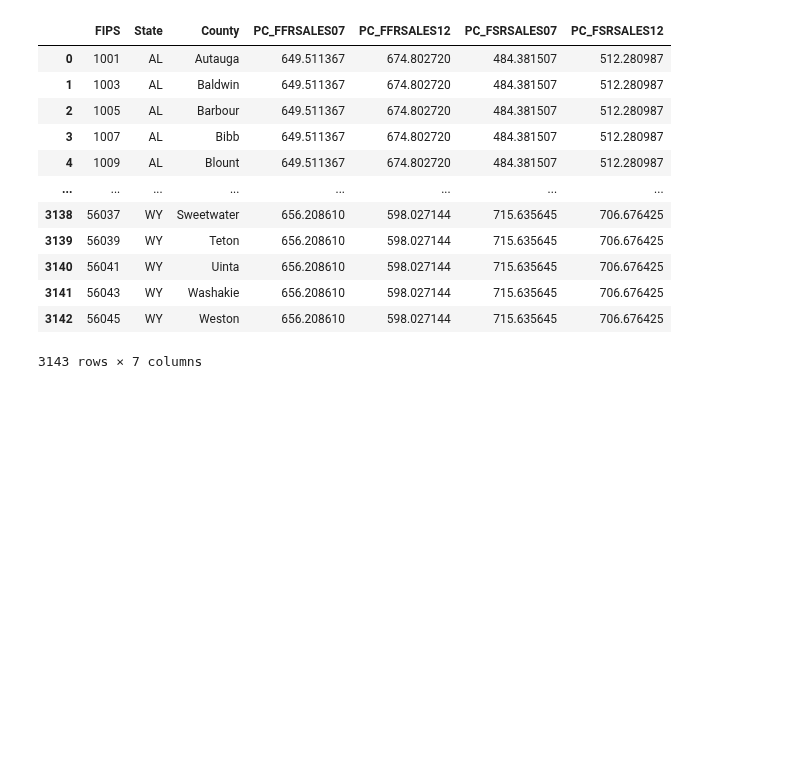
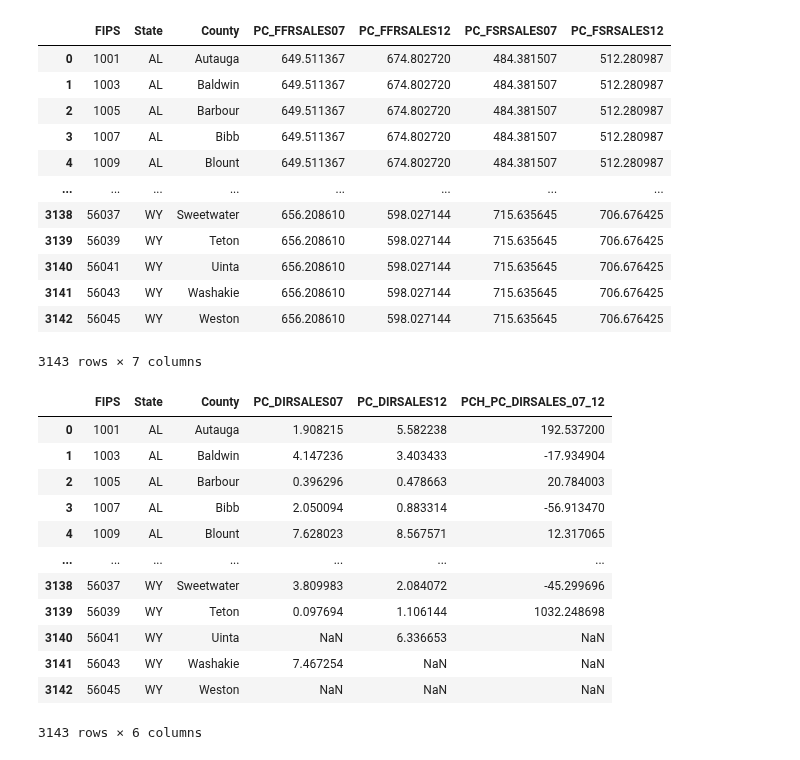
Before and after one commit to Chahnaz-Kbaisi/diet-habits-disease-us, a Jupyter notebook: ETL/Web_Scrape_ETL.ipynb, the cells around one changed output. Drawn from its saved outputs; the diff is of its cells as text; code cells hidden in the pictures; blank space fills up the shorter version.

Commit message:
Logic to read data from LOCAL worksheet

```diff
--- a/ETL/Web_Scrape_ETL.ipynb
+++ b/ETL/Web_Scrape_ETL.ipynb
@@ -824,3 +824,29 @@ restaurant_df
 | 3141 | 56043 | WY | Washakie | 656.208610 | 598.027144 | 715.635645 | 706.676425 |
 | 3142 | 56045 | WY | Weston | 656.208610 | 598.027144 | 715.635645 | 706.676425 |
 3143 rows × 7 columns
+# %%
+# Read data from LOCAL worksheet
+local_df = pd.read_excel(xls_file_path,
+                         sheet_name="LOCAL",
+                         skiprows=[3144],
+                         usecols=["FIPS",
+                                  "State",
+                                  "County",
+                                  "PC_DIRSALES07",
+                                  "PC_DIRSALES12",
+                                  "PCH_PC_DIRSALES_07_12"])
+local_df
+# %% [output]
+|  | FIPS | State | County | PC_DIRSALES07 | PC_DIRSALES12 | PCH_PC_DIRSALES_07_12 |
+| 0 | 1001 | AL | Autauga | 1.908215 | 5.582238 | 192.537200 |
+| 1 | 1003 | AL | Baldwin | 4.147236 | 3.403433 | -17.934904 |
+| 2 | 1005 | AL | Barbour | 0.396296 | 0.478663 | 20.784003 |
+| 3 | 1007 | AL | Bibb | 2.050094 | 0.883314 | -56.913470 |
+| 4 | 1009 | AL | Blount | 7.628023 | 8.567571 | 12.317065 |
+| ... | ... | ... | ... | ... | ... | ... |
+| 3138 | 56037 | WY | Sweetwater | 3.809983 | 2.084072 | -45.299696 |
+| 3139 | 56039 | WY | Teton | 0.097694 | 1.106144 | 1032.248698 |
+| 3140 | 56041 | WY | Uinta | NaN | 6.336653 | NaN |
+| 3141 | 56043 | WY | Washakie | 7.467254 | NaN | NaN |
+| 3142 | 56045 | WY | Weston | NaN | NaN | NaN |
+3143 rows × 6 columns
```
